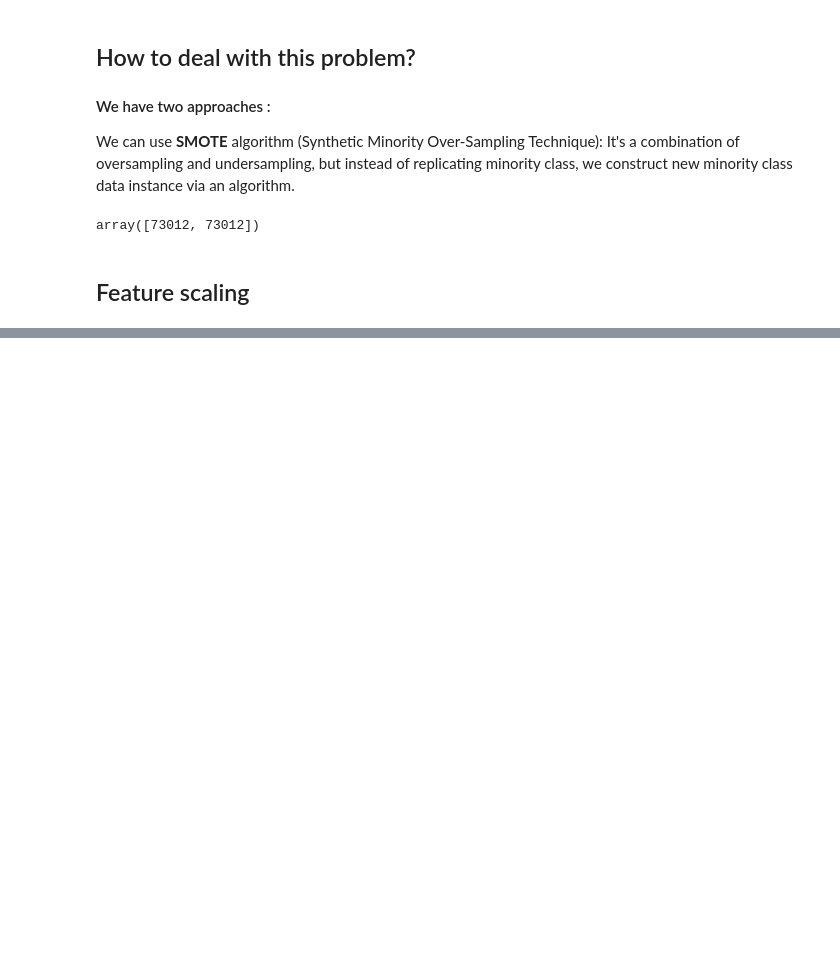
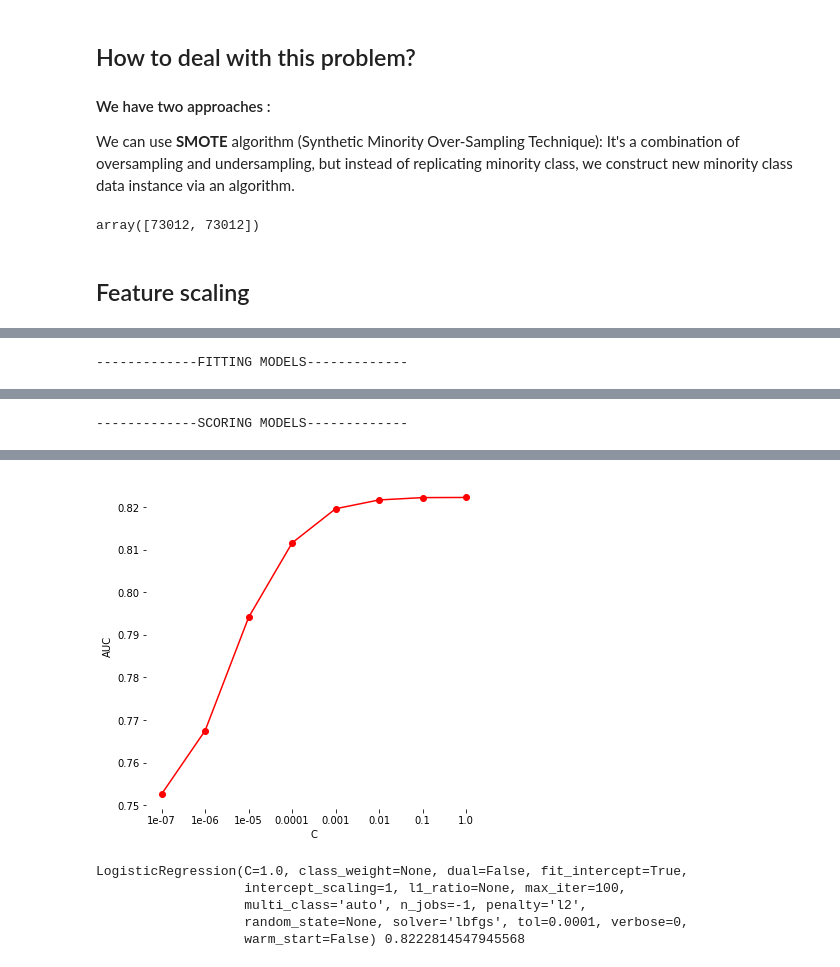
Before and after one commit to skanderborgi/Data-science-projects, a Jupyter notebook: CustomerSatisfaction/CustomerSatisfaction.ipynb, the cells around one changed output, grey strips where cells are left out. Cells and saved outputs as stored; diff of their text form; code cells hidden in the pictures; blank space fills up the shorter version.

```diff
--- a/CustomerSatisfaction/CustomerSatisfaction.ipynb
+++ b/CustomerSatisfaction/CustomerSatisfaction.ipynb
@@ -94,7 +107,8 @@ we can see by looking at the mean that there is a huge difference in the values
 It removes all features whose variance doesn’t meet some threshold. By default, it removes all zero-variance features.
 # %%
 from sklearn.feature_selection import VarianceThreshold
-sel_variance_threshold = VarianceThreshold()
-X = sel_variance_threshold.fit_transform(X)
-X.shape
+threshold_n=0.95
+sel = VarianceThreshold(threshold=(threshold_n* (1 - threshold_n) ))
+sel_var=sel.fit_transform(X)
+X[X.columns[sel.get_support(indices=True)]]
 # %% [output]
@@ -132,7 +163,7 @@ from sklearn.datasets import make_classification
 from imblearn.over_sampling import SMOTE
 
 smt = SMOTE()
-Xsmt, ysmt = smt.fit_sample(X, y)
+Xsmt, ysmt = smt.fit_sample(sel_var, y)
 # %%
 np.bincount(ysmt) #Now they both have same value
 # %% [output]
@@ -162,0 +196,3 @@ array([[ 0.03247351, -1.09176273, -0.05697819, ..., -0.01504036,
+# %%
+from sklearn.model_selection import train_test_split
+X_train, X_test, y_train, y_test=train_test_split(Xsmt,ysmt,test_size=0.3)
@@ -162,0 +215,18 @@ array([[ 0.03247351, -1.09176273, -0.05697819, ..., -0.01504036,
+# %%
+from sklearn.model_selection import ParameterGrid
+from sklearn.linear_model import LogisticRegression
+from sklearn.metrics import roc_auc_score
+import parfit.parfit as pf
+grid = {
+    'C': [1e-7, 1e-6, 1e-5, 1e-4, 1e-3, 1e-2, 1e-1, 1e0],
+    'penalty': ['l2'],
+    'n_jobs': [-1]
+}
+paramGrid = ParameterGrid(grid)
+bestModel, bestScore, allModels, allScores =pf.bestFit(LogisticRegression, paramGrid,
+           X_train, y_train, X_test, y_test,
+           metric = roc_auc_score,
+           scoreLabel = "AUC")
+print(bestModel, bestScore)
+# %% [output]
+-------------FITTING MODELS-------------
@@ -162,0 +240 @@ array([[ 0.03247351, -1.09176273, -0.05697819, ..., -0.01504036,
+-------------SCORING MODELS-------------
@@ -162,0 +242,6 @@ array([[ 0.03247351, -1.09176273, -0.05697819, ..., -0.01504036,
+[figure, added]
+LogisticRegression(C=1.0, class_weight=None, dual=False, fit_intercept=True,
+                   intercept_scaling=1, l1_ratio=None, max_iter=100,
+                   multi_class='auto', n_jobs=-1, penalty='l2',
+                   random_state=None, solver='lbfgs', tol=0.0001, verbose=0,
+                   warm_start=False) 0.8222814547945568
```
Also changed, not shown: parts of 22 cells of this notebook.
